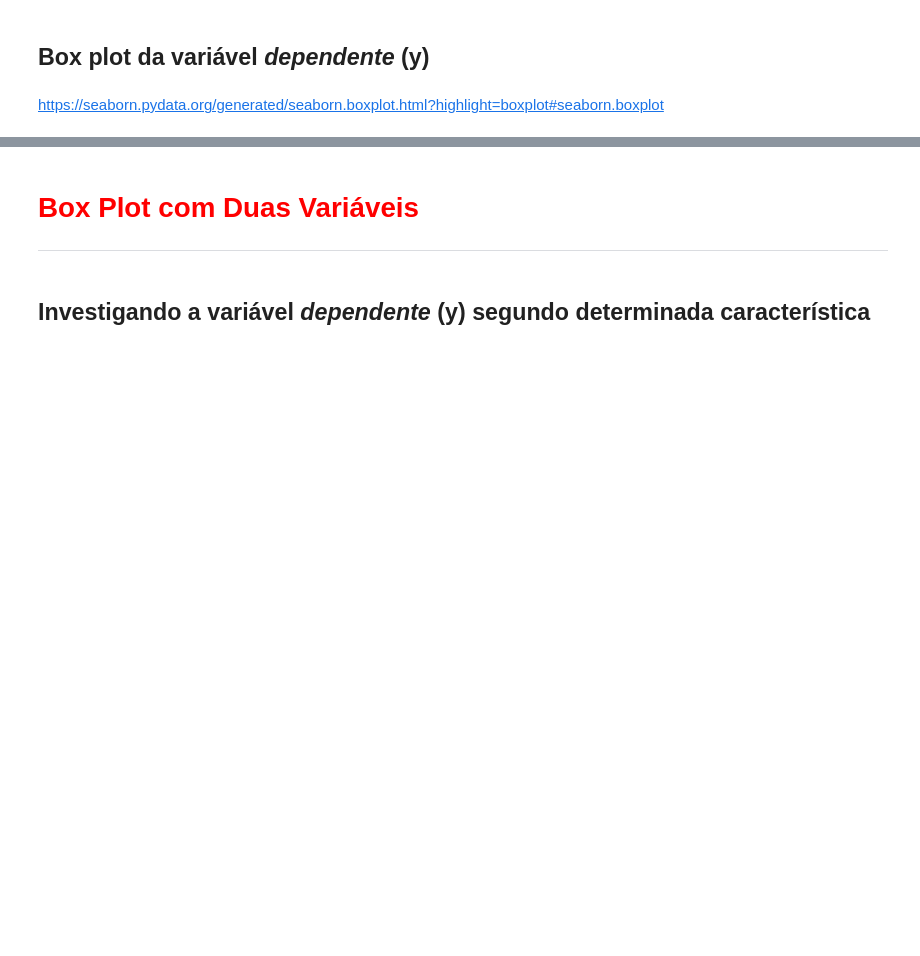
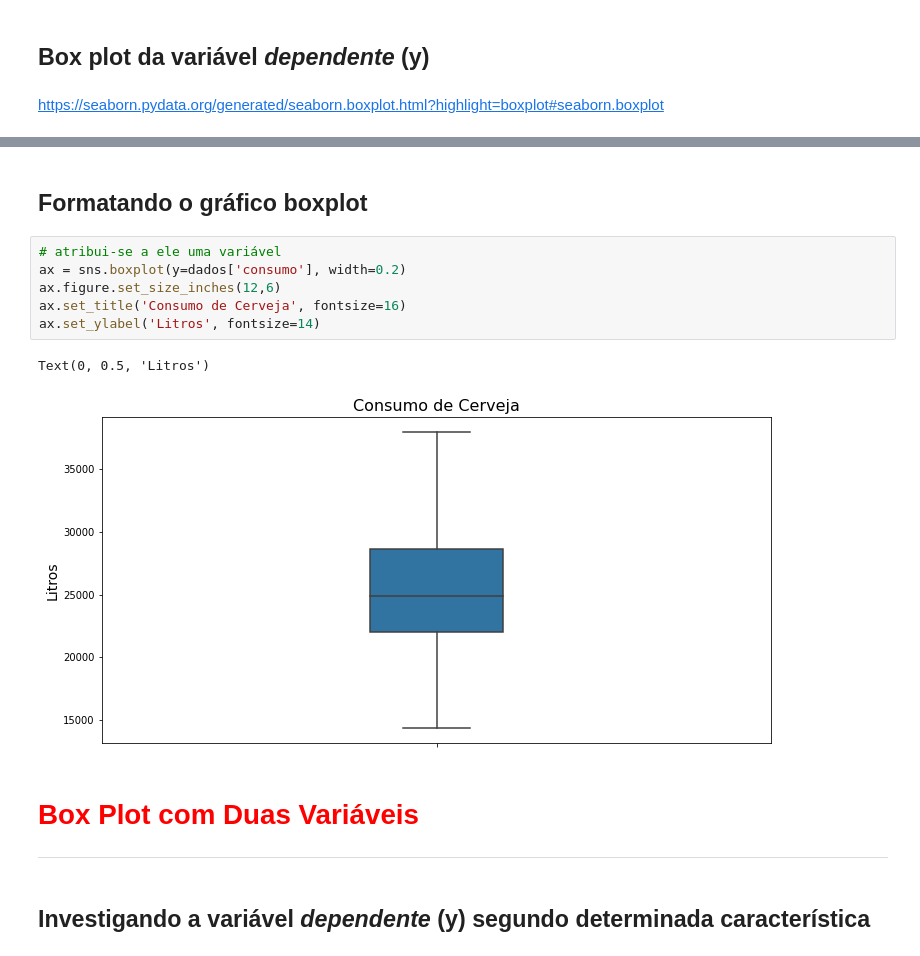
Before and after one commit to eltonrp/formacao_Data_Science, a Jupyter notebook: 04_regressao_linear/notebook/Regressão Linear.ipynb, the cells around one changed output, grey strips where cells are left out. Saved outputs shown, nothing was run; the diff lists cells and outputs as text; blank space fills up the shorter version.

```diff
--- a/04_regressao_linear/notebook/Regressão Linear.ipynb
+++ b/04_regressao_linear/notebook/Regressão Linear.ipynb
@@ -143,3 +150,14 @@ https://seaborn.pydata.org/generated/seaborn.boxplot.html?highlight=boxplot#seab
+# %% [markdown]
+## Formatando o gráfico boxplot
+# %%
+# atribui-se a ele uma variável
+ax = sns.boxplot(y=dados['consumo'], width=0.2)
+ax.figure.set_size_inches(12,6)
+ax.set_title('Consumo de Cerveja', fontsize=16)
+ax.set_ylabel('Litros', fontsize=14)
+# %% [output]
+Text(0, 0.5, 'Litros')
+[figure, added]
 # %% [markdown]
 # <font color='red' style='font-size: 30px;'>Box Plot com Duas Variáveis</font>
 <hr style='border: 2px solid red;'>
```
Also changed, not shown: parts of 3 cells of this notebook, 1 other file.
